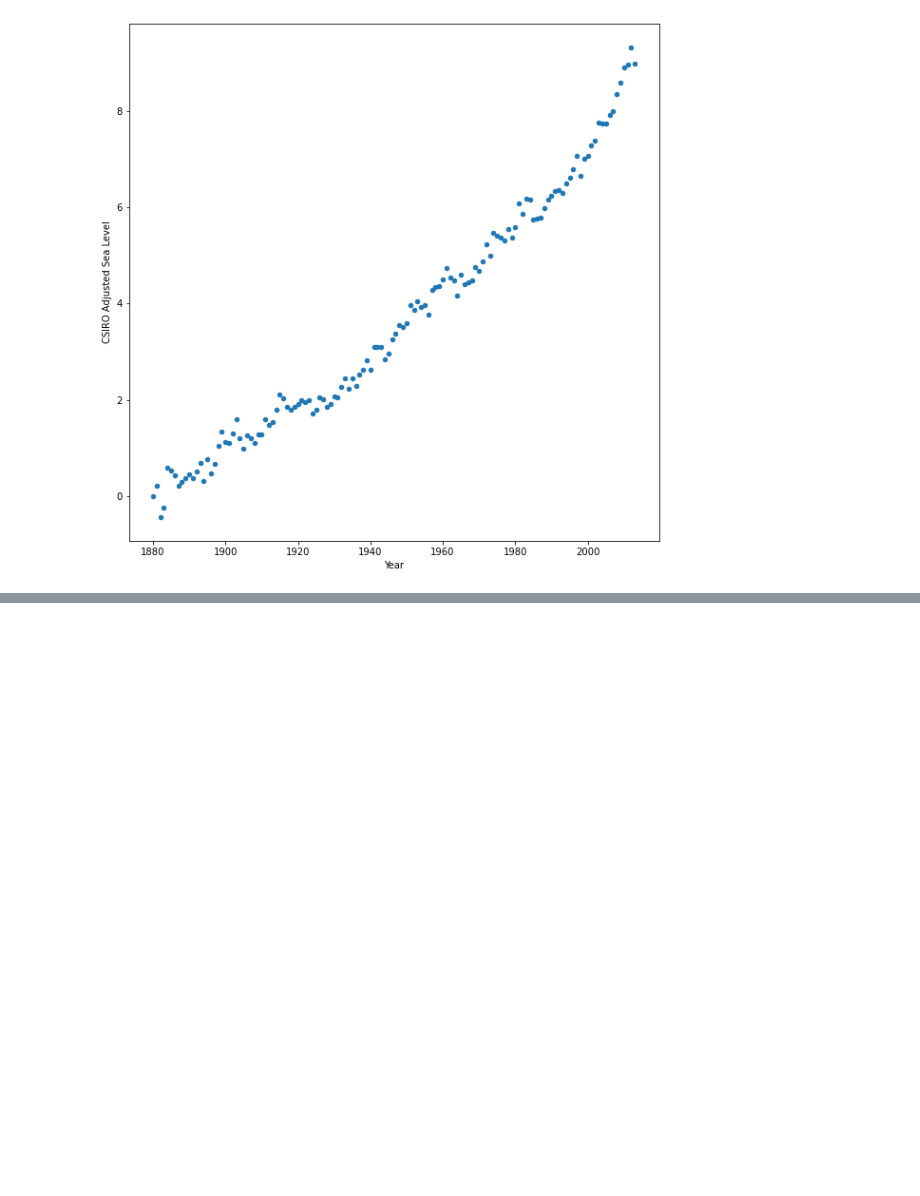
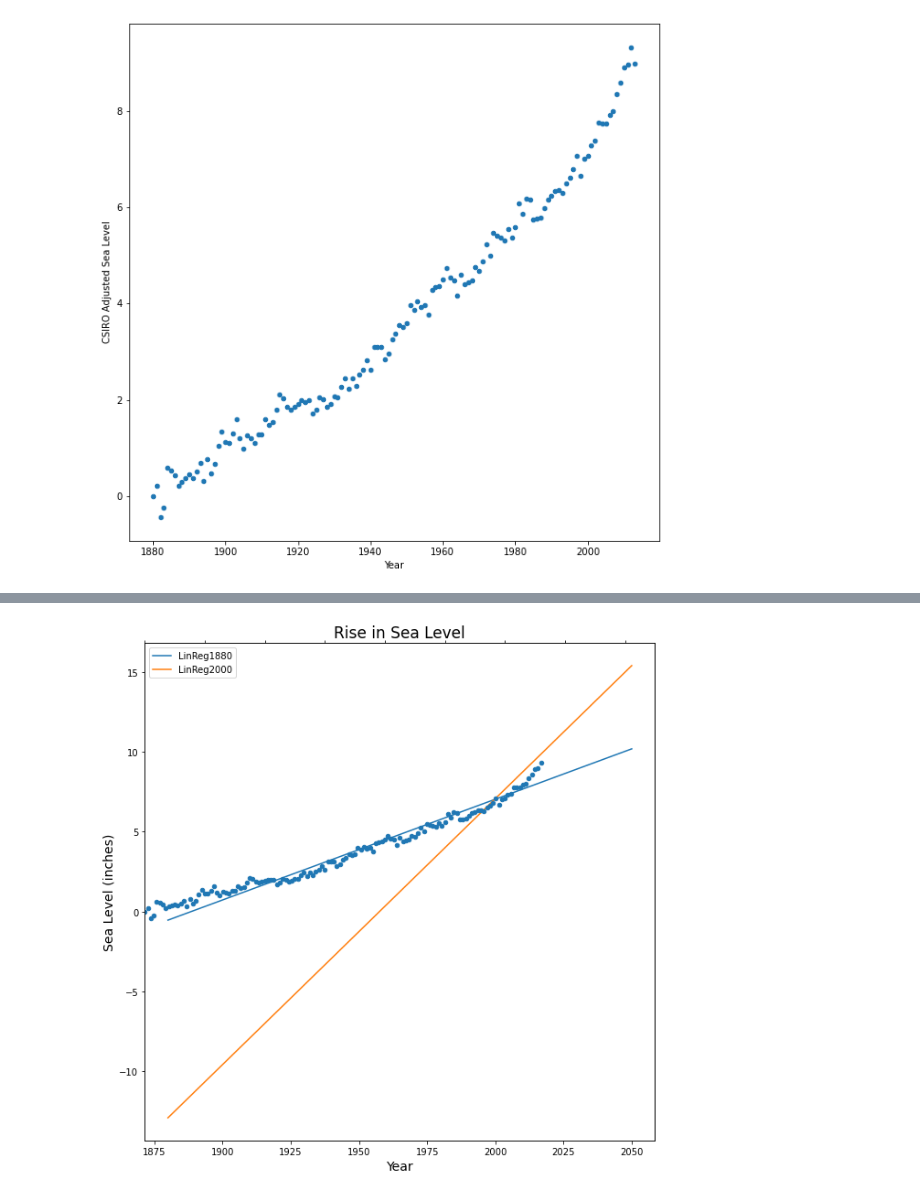
Before and after one commit to dangarmol/data-science-notes-fcc, a Jupyter notebook: Data Analysis with Python/Projects/Sea Level Predictor/sea_level_predictor.ipynb, the cells around one changed output, grey strips where cells are left out. Saved outputs shown, nothing was run; the diff lists cells and outputs as text; code cells hidden in the pictures; blank space fills up the shorter version.

```diff
--- a/Data Analysis with Python/Projects/Sea Level Predictor/sea_level_predictor.ipynb
+++ b/Data Analysis with Python/Projects/Sea Level Predictor/sea_level_predictor.ipynb
@@ -47,2 +69,22 @@ interceptfloat
+# %%
+fig, ax = plt.subplots(figsize=(10, 10))
+# optionally make log scale
+# ax.set_yscale("log", nonposy='clip')
+# create shared y axes
+ax2 = ax.twiny()
+df2.plot(kind="line", ax=ax)
+df.plot(kind="scatter", x="Year", y="CSIRO Adjusted Sea Level", ax=ax2)
+#ax2.xaxis.get_major_formatter().set_useOffset(False)
+# remove upper axis ticklabels
+ax2.set_xticklabels([])
+# set the limits of the upper axis to match the lower axis ones
+ax2.set_xlim(df["Year"].min(),df["Year"].max())
+ax.set_title("Rise in Sea Level", fontsize="17")
+ax.set_xlabel("Year", fontsize="14")
+ax.set_ylabel("Sea Level (inches)", fontsize="14")
+ax2.set_xlabel("", fontsize="14")
+plt.show()
+# %% [output]
+[figure, added]
 # %%
 # Save plot and return data for testing (DO NOT MODIFY)
```
Also changed, not shown: parts of 7 cells of this notebook.
